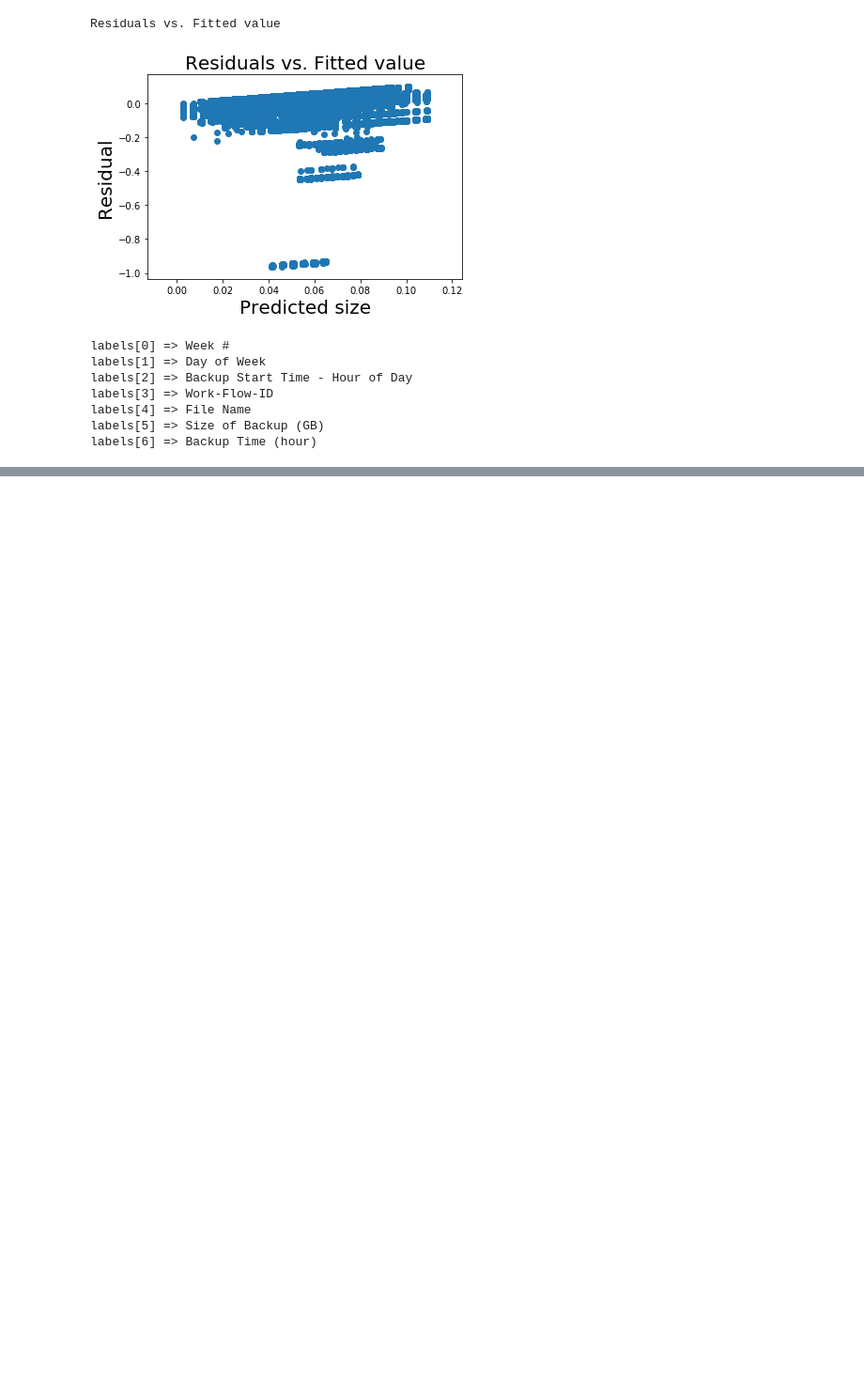
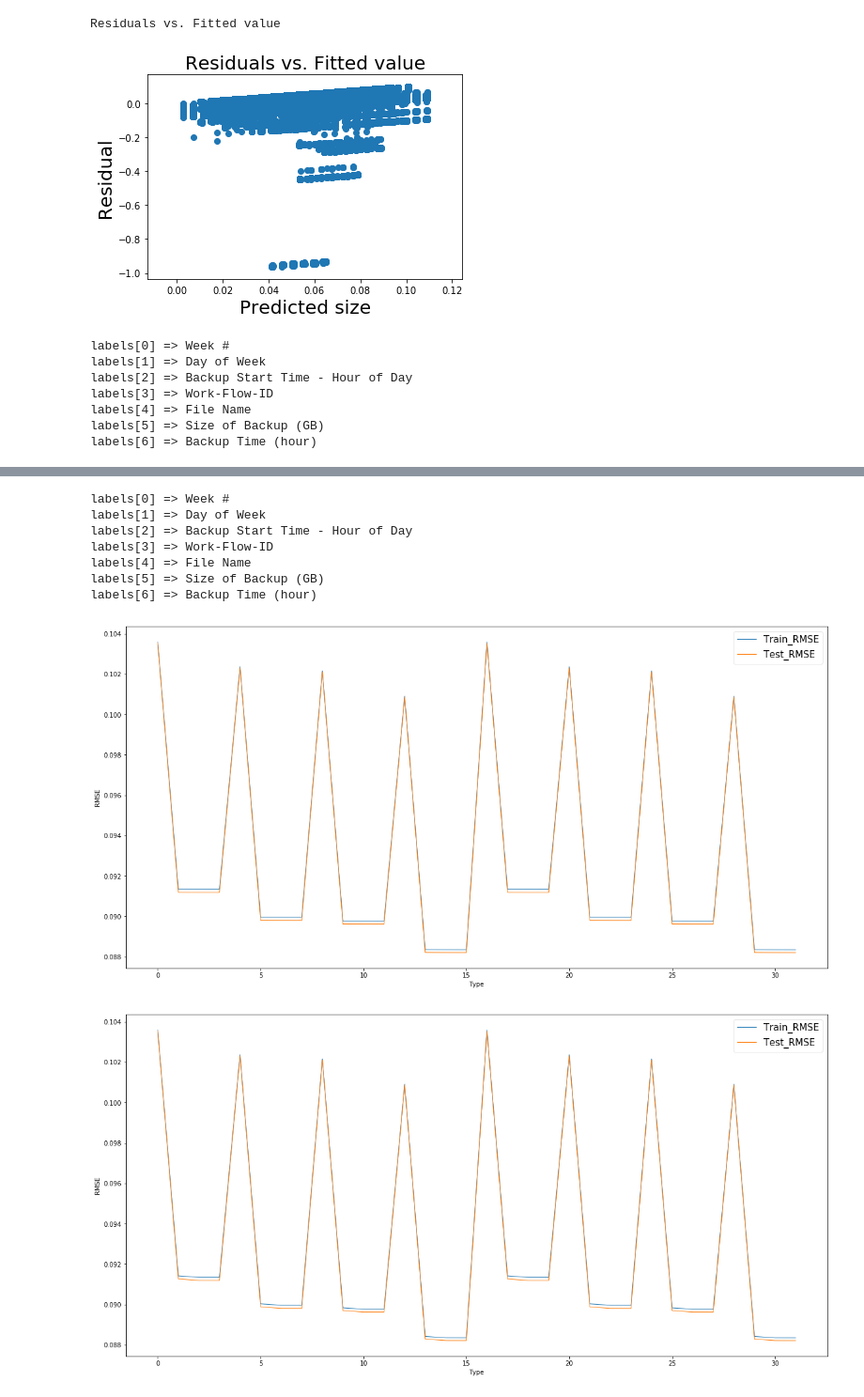
Before and after one commit to HonglanHuang/ee219, a Jupyter notebook: project4/codes/Part 2a.ipynb, the cells around one changed output, grey strips where cells are left out. Shown at 94% size. Saved outputs shown, nothing was run; the diff lists cells and outputs as text; code cells hidden in the pictures; blank space fills up the shorter version.

Commit message:
Lasso and Ridge

```diff
--- a/project4/codes/Part 2a.ipynb
+++ b/project4/codes/Part 2a.ipynb
@@ -325,0 +308,42 @@ Type 31 (1, 1, 1, 1, 1)
+# %%
+from sklearn.linear_model import Ridge
+Data = pd.read_csv("../data/network_backup_dataset.csv")
+labels = Data.columns
+for i, v in enumerate(labels):
+    print "labels[" + str(i) + "] => " + v
+
+uniqueFiles = ['File_{0}'.format(s) for s in xrange(len((pd.unique(Data['File Name']))))]
+Data.drop(labels[6],1,inplace = True)
+Data_set, Lsts = MakeCombinationData(Data)
+
+def copy(data_set):
+    tmp_data_set = []
+    for data in data_set:
+        tmp_data = data.copy()
+        tmp_data_set.append(tmp_data)
+    return tmp_data_set
+
+for alpha in 10,50,100,1000:
+    tmp_Data_set = copy(Data_set)
+    Train_RMSE_set = []
+    Test_RMSE_set = []
+    for data in tmp_Data_set:
+        sample = data.copy()
+        target = data.pop('Size of Backup (GB)')
+        Lin_reg = Ridge(alpha = alpha)
+        Lin_reg.fit(data,target)
+        Train_RMSE, Test_RMSE = CaculateTrainandTestRSME(sample)
+        Train_RMSE_set.append(Train_RMSE)
+        Test_RMSE_set.append(Test_RMSE)
+
+    Plot32Model(Train_RMSE_set, Test_RMSE_set)
+# %% [output]
+labels[0] => Week #
+labels[1] => Day of Week
+labels[2] => Backup Start Time - Hour of Day
+labels[3] => Work-Flow-ID
+labels[4] => File Name
+labels[5] => Size of Backup (GB)
+labels[6] => Backup Time (hour)
+[figure, added]
+[figure, added]
```
Also changed, not shown: parts of 6 cells of this notebook.
